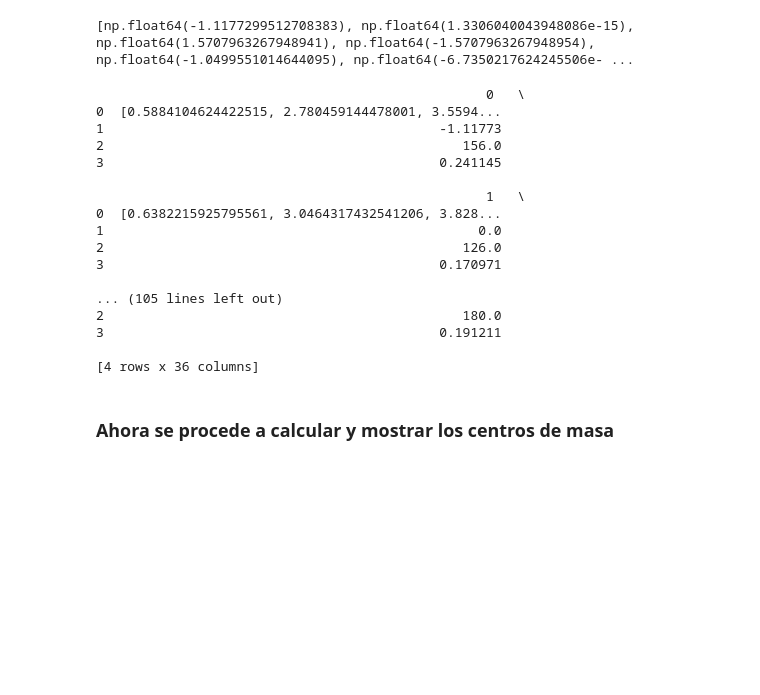
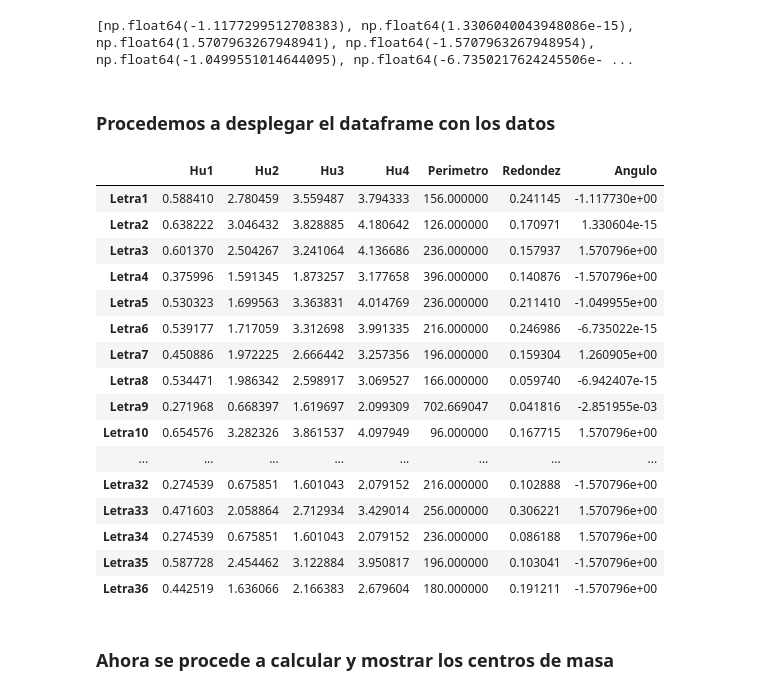
Before and after one commit to Joberto14/tarea1RDP, a Jupyter notebook: tarea1.ipynb, the cells around one changed output. Cells and saved outputs as stored; diff of their text form; code cells hidden in the pictures; blank space fills up the shorter version.

```diff
--- a/tarea1.ipynb
+++ b/tarea1.ipynb
@@ -395,31 +369,55 @@ for i in range(0,36):
 print(listaDeAngulos)
 # %% [output]
 [np.float64(-1.1177299512708383), np.float64(1.3306040043948086e-15), np.float64(1.5707963267948941), np.float64(-1.5707963267948954), np.float64(-1.0499551014644095), np.float64(-6.7350217624245506e- ...
+# %% [markdown]
+### Procedemos a desplegar el dataframe con los datos
 # %%
-columnas = ['Hu1', 'Hu2','Hu3','Hu4','Angulo','Perimetro','Redondez']
+columnas = ['Perimetro','Redondez']
+filas = [
+    'Letra1',  'Letra2',  'Letra3',  'Letra4',  'Letra5',  'Letra6',
+    'Letra7',  'Letra8',  'Letra9',  'Letra10', 'Letra11', 'Letra12',
+    'Letra13', 'Letra14', 'Letra15', 'Letra16', 'Letra17', 'Letra18',
+    'Letra19', 'Letra20', 'Letra21', 'Letra22', 'Letra23', 'Letra24',
+    'Letra25', 'Letra26', 'Letra27', 'Letra28', 'Letra29', 'Letra30',
+    'Letra31', 'Letra32', 'Letra33', 'Letra34', 'Letra35', 'Letra36',
+]
+#arr = np.array(listaDeMomentos).T   # transpuesta
+momentos = pd.DataFrame(listaDeMomentos, columns=['Hu1', 'Hu2','Hu3','Hu4'], index=filas)
 
-aux = [listaDeMomentos, listaDeAngulos, listaDeperimetros, listaDeRedondeces]
+perimetros = pd.DataFrame(listaDeperimetros, index=filas, columns= ['Perimetro'])
 
-tablaFinal = pd.DataFrame(aux)
-print(tablaFinal)
+redondeces =pd.DataFrame(listaDeRedondeces, index=filas, columns=['Redondez'])
+
+angulos = pd.DataFrame(listaDeAngulos, index=filas, columns=['Angulo'])
+
+
+#listaDeMomentos = zip(listaDeMomentos)
+#aux2= list(zip(*listaDeMomentos))
+
+final = pd.concat([momentos, perimetros, redondeces, angulos], axis = 1)
+
+#aux = zip(aux2, listaDeAngulos, listaDeperimetros, listaDeRedondeces)
+final.head(36)
+#tablaFinal = pd.DataFrame.from_records(aux,columns=columnas)
+#momentos.head()
 # %% [output]
-                                                  0   \
-0  [0.5884104624422515, 2.780459144478001, 3.5594...
-1                                           -1.11773
-2                                              156.0
-3                                           0.241145
-
-                                                  1   \
-0  [0.6382215925795561, 3.0464317432541206, 3.828...
-1                                                0.0
-2                                              126.0
-3                                           0.170971
-
-... (105 lines left out)
-2                                              180.0
-3                                           0.191211
-
-[4 rows x 36 columns]
+|  | Hu1 | Hu2 | Hu3 | Hu4 | Perimetro | Redondez | Angulo |
+| Letra1 | 0.588410 | 2.780459 | 3.559487 | 3.794333 | 156.000000 | 0.241145 | -1.117730e+00 |
+| Letra2 | 0.638222 | 3.046432 | 3.828885 | 4.180642 | 126.000000 | 0.170971 | 1.330604e-15 |
+| Letra3 | 0.601370 | 2.504267 | 3.241064 | 4.136686 | 236.000000 | 0.157937 | 1.570796e+00 |
+| Letra4 | 0.375996 | 1.591345 | 1.873257 | 3.177658 | 396.000000 | 0.140876 | -1.570796e+00 |
+| Letra5 | 0.530323 | 1.699563 | 3.363831 | 4.014769 | 236.000000 | 0.211410 | -1.049955e+00 |
+| Letra6 | 0.539177 | 1.717059 | 3.312698 | 3.991335 | 216.000000 | 0.246986 | -6.735022e-15 |
+| Letra7 | 0.450886 | 1.972225 | 2.666442 | 3.257356 | 196.000000 | 0.159304 | 1.260905e+00 |
+| Letra8 | 0.534471 | 1.986342 | 2.598917 | 3.069527 | 166.000000 | 0.059740 | -6.942407e-15 |
+| Letra9 | 0.271968 | 0.668397 | 1.619697 | 2.099309 | 702.669047 | 0.041816 | -2.851955e-03 |
+| Letra10 | 0.654576 | 3.282326 | 3.861537 | 4.097949 | 96.000000 | 0.167715 | 1.570796e+00 |
+| ... | ... | ... | ... | ... | ... | ... | ... |
+| Letra32 | 0.274539 | 0.675851 | 1.601043 | 2.079152 | 216.000000 | 0.102888 | -1.570796e+00 |
+| Letra33 | 0.471603 | 2.058864 | 2.712934 | 3.429014 | 256.000000 | 0.306221 | 1.570796e+00 |
+| Letra34 | 0.274539 | 0.675851 | 1.601043 | 2.079152 | 236.000000 | 0.086188 | 1.570796e+00 |
+| Letra35 | 0.587728 | 2.454462 | 3.122884 | 3.950817 | 196.000000 | 0.103041 | -1.570796e+00 |
+| Letra36 | 0.442519 | 1.636066 | 2.166383 | 2.679604 | 180.000000 | 0.191211 | -1.570796e+00 |
 # %% [markdown]
 ### Ahora se procede a calcular y mostrar los centros de masa
 # %% [markdown]
```
Also changed, not shown: parts of 11 cells of this notebook.
